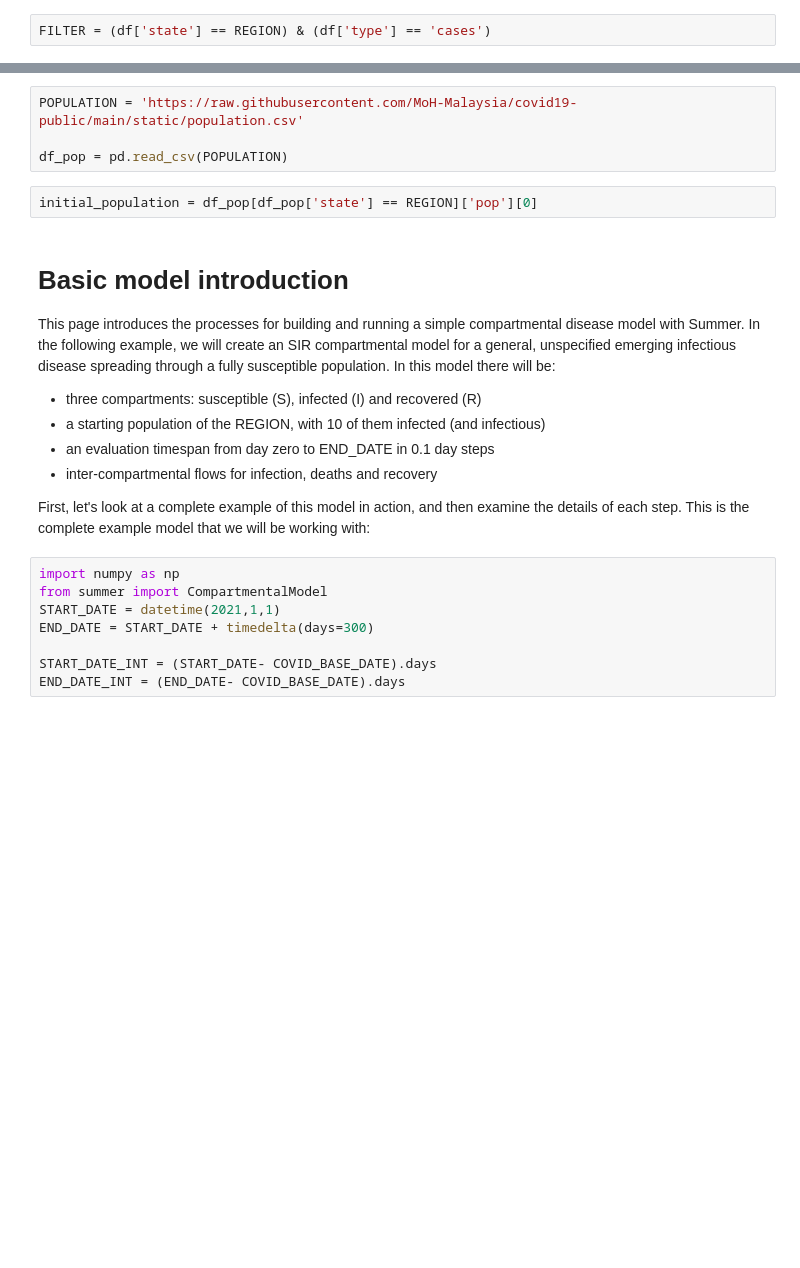
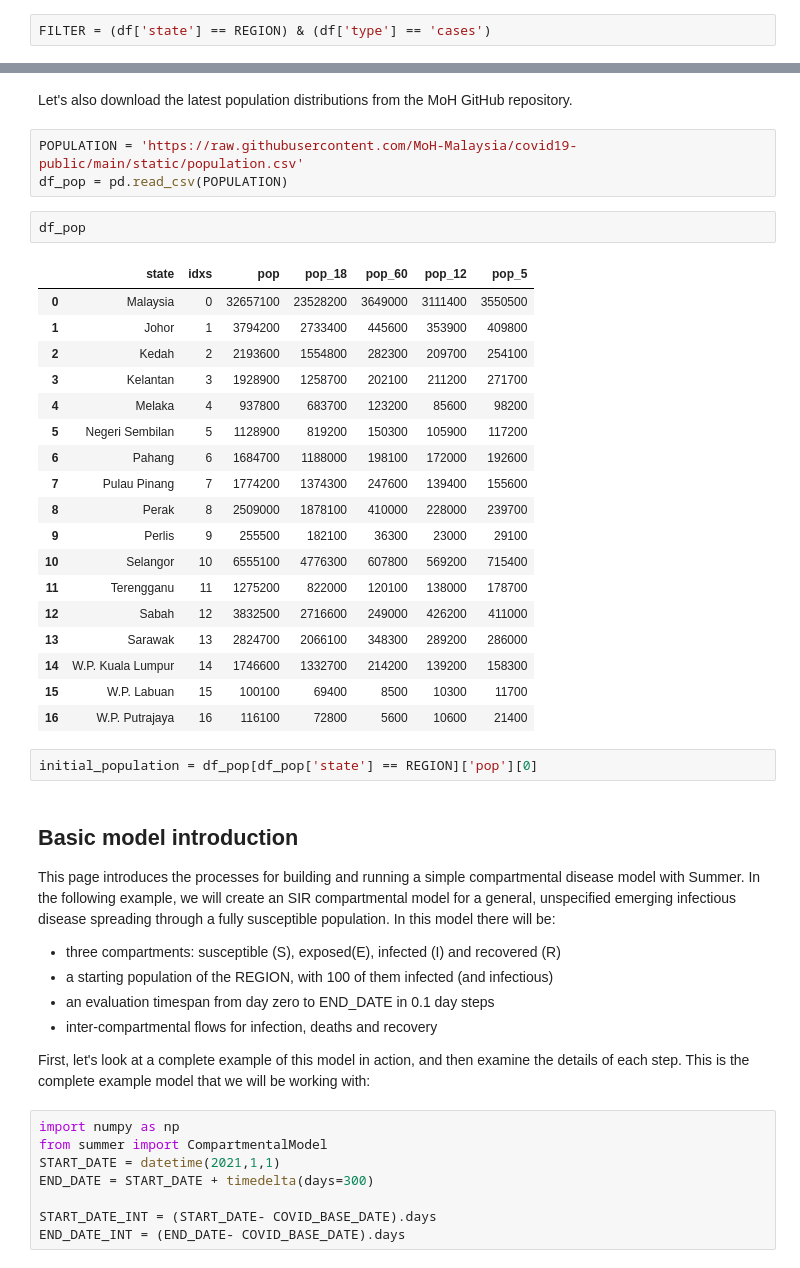
Before and after one commit to monash-emu/AuTuMN, a Jupyter notebook: notebooks/capacity_building/1-basic-model.ipynb, the cells around one changed output, grey strips where cells are left out. Cells and saved outputs as stored; diff of their text form; blank space fills up the shorter version.

```diff
--- a/notebooks/capacity_building/1-basic-model.ipynb
+++ b/notebooks/capacity_building/1-basic-model.ipynb
@@ -51,17 +162,39 @@ df[FILTER].plot(x='date_index', y='cases_new', figsize=(20, 10)) # we can also u
+# %% [markdown]
+Let's also download the latest population distributions from the MoH GitHub repository.
 # %%
 POPULATION = 'https://raw.githubusercontent.com/MoH-Malaysia/covid19-public/main/static/population.csv'
-
 df_pop = pd.read_csv(POPULATION)
+# %%
+df_pop
+# %% [output]
+|  | state | idxs | pop | pop_18 | pop_60 | pop_12 | pop_5 |
+| 0 | Malaysia | 0 | 32657100 | 23528200 | 3649000 | 3111400 | 3550500 |
+| 1 | Johor | 1 | 3794200 | 2733400 | 445600 | 353900 | 409800 |
+| 2 | Kedah | 2 | 2193600 | 1554800 | 282300 | 209700 | 254100 |
+| 3 | Kelantan | 3 | 1928900 | 1258700 | 202100 | 211200 | 271700 |
+| 4 | Melaka | 4 | 937800 | 683700 | 123200 | 85600 | 98200 |
+| 5 | Negeri Sembilan | 5 | 1128900 | 819200 | 150300 | 105900 | 117200 |
+| 6 | Pahang | 6 | 1684700 | 1188000 | 198100 | 172000 | 192600 |
+| 7 | Pulau Pinang | 7 | 1774200 | 1374300 | 247600 | 139400 | 155600 |
+| 8 | Perak | 8 | 2509000 | 1878100 | 410000 | 228000 | 239700 |
+| 9 | Perlis | 9 | 255500 | 182100 | 36300 | 23000 | 29100 |
+| 10 | Selangor | 10 | 6555100 | 4776300 | 607800 | 569200 | 715400 |
+| 11 | Terengganu | 11 | 1275200 | 822000 | 120100 | 138000 | 178700 |
+| 12 | Sabah | 12 | 3832500 | 2716600 | 249000 | 426200 | 411000 |
+| 13 | Sarawak | 13 | 2824700 | 2066100 | 348300 | 289200 | 286000 |
+| 14 | W.P. Kuala Lumpur | 14 | 1746600 | 1332700 | 214200 | 139200 | 158300 |
+| 15 | W.P. Labuan | 15 | 100100 | 69400 | 8500 | 10300 | 11700 |
+| 16 | W.P. Putrajaya | 16 | 116100 | 72800 | 5600 | 10600 | 21400 |
 # %%
 initial_population = df_pop[df_pop['state'] == REGION]['pop'][0]
 # %% [markdown]
-# Basic model introduction
+## Basic model introduction
 
 This page introduces the processes for building and running a simple compartmental disease model with Summer.
 In the following example, we will create an SIR compartmental model for a general, unspecified emerging infectious disease spreading through a fully susceptible population. In this model there will be:
 
-- three compartments: susceptible (S), infected (I) and recovered (R)
-- a starting population of the REGION, with 10 of them infected (and infectious)
+- three compartments: susceptible (S), exposed(E), infected (I) and recovered (R)
+- a starting population of the REGION, with 100 of them infected (and infectious)
 - an evaluation timespan from day zero to END_DATE in 0.1 day steps
 - inter-compartmental flows for infection, deaths and recovery
 
```
Also changed, not shown: parts of 26 cells of this notebook.
